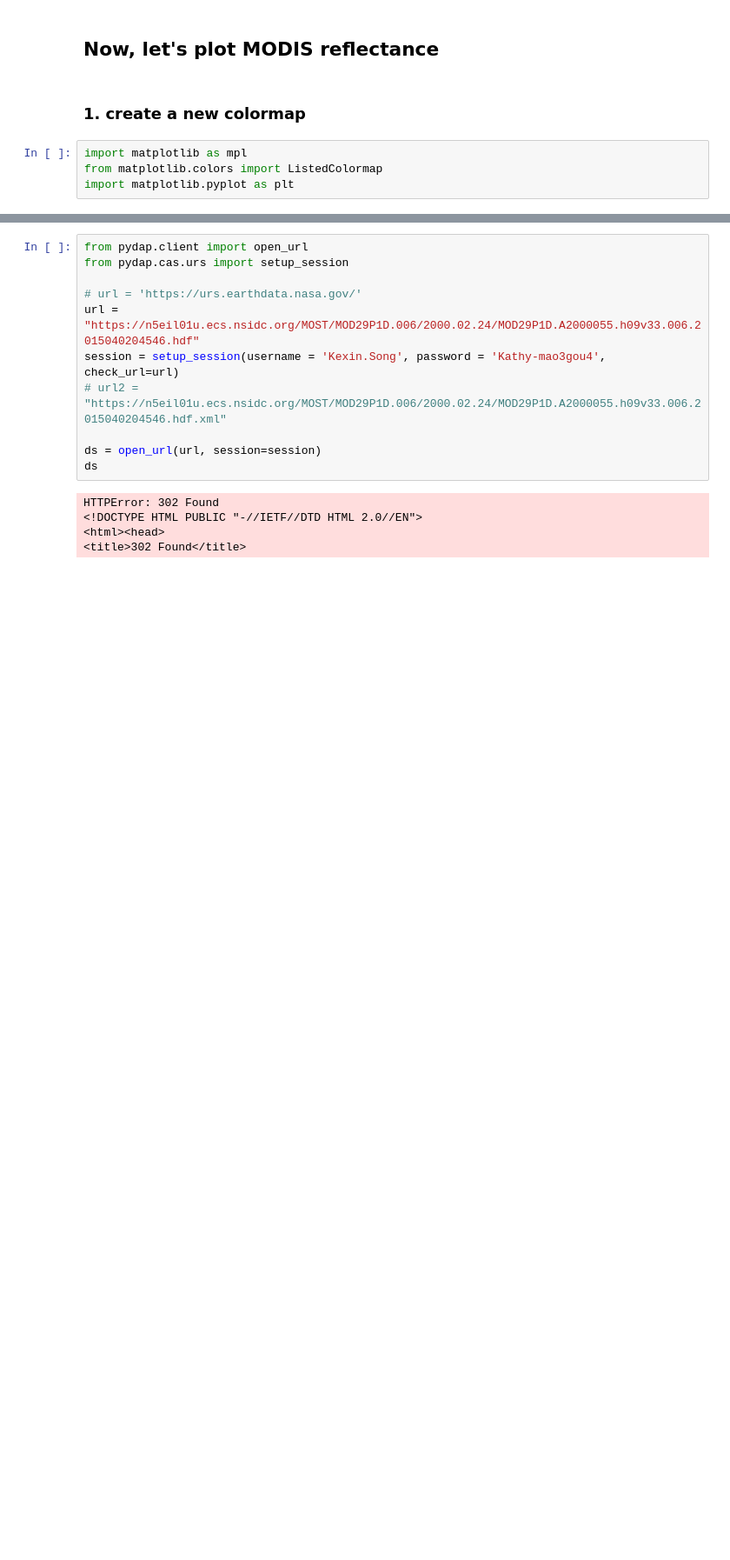
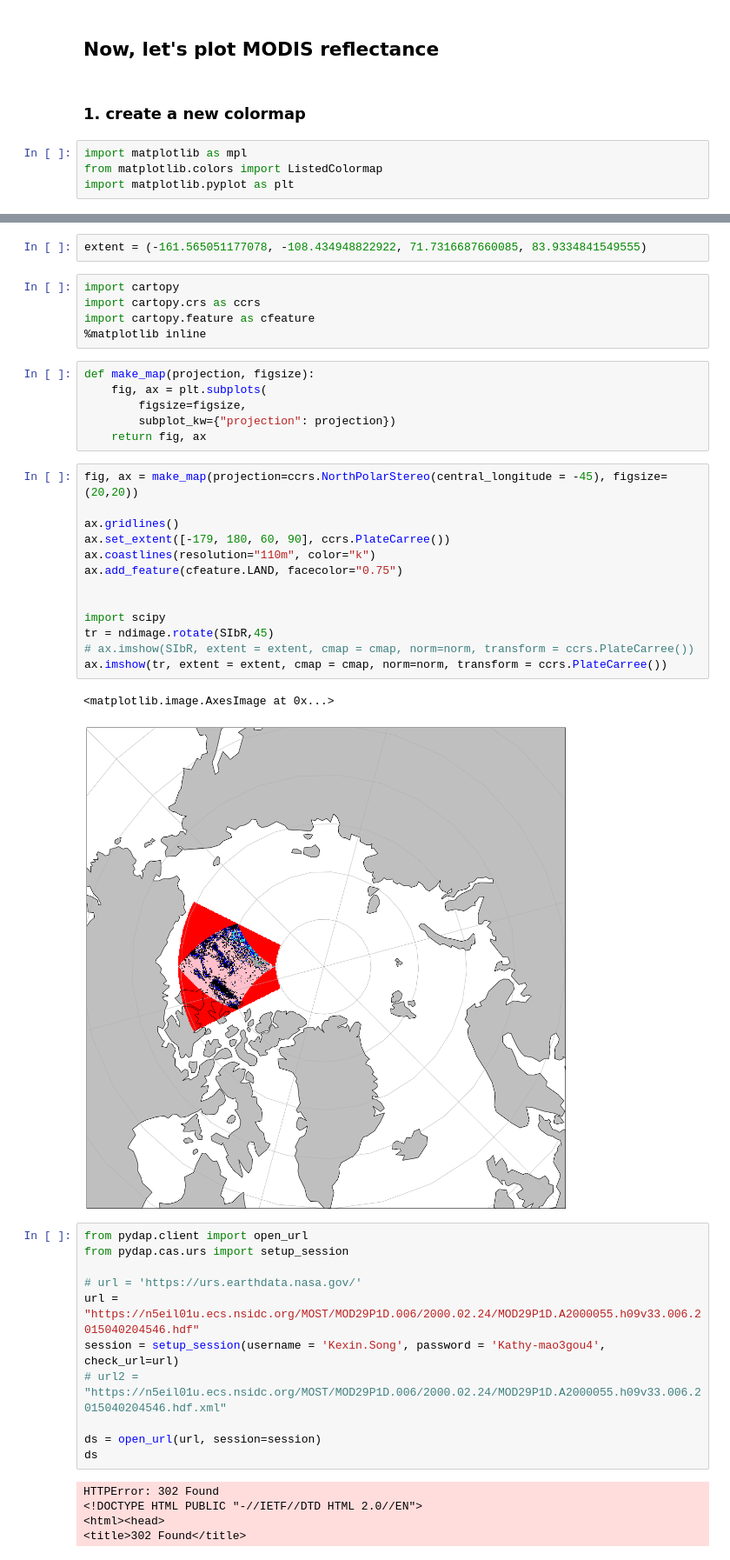
Before and after one commit to kathy9980/Colocate-MODIS-PMW-SIC, a Jupyter notebook: load_MODIS.ipynb, the cells around one changed output, grey strips where cells are left out. Shown at 87% size. Saved outputs shown, nothing was run; the diff lists cells and outputs as text; blank space fills up the shorter version.

```diff
--- a/load_MODIS.ipynb
+++ b/load_MODIS.ipynb
@@ -94,3 +144,32 @@ plt.show()
+# %%
+extent = (-161.565051177078, -108.434948822922, 71.7316687660085, 83.9334841549555)
+# %%
+import cartopy
+import cartopy.crs as ccrs
+import cartopy.feature as cfeature
+%matplotlib inline
+# %%
+def make_map(projection, figsize):
+    fig, ax = plt.subplots(
+        figsize=figsize,
+        subplot_kw={"projection": projection})
+    return fig, ax
+# %%
+fig, ax = make_map(projection=ccrs.NorthPolarStereo(central_longitude = -45), figsize=(20,20))
+
+ax.gridlines()
+ax.set_extent([-179, 180, 60, 90], ccrs.PlateCarree())
+ax.coastlines(resolution="110m", color="k")
+ax.add_feature(cfeature.LAND, facecolor="0.75")
+
+
+import scipy
+tr = ndimage.rotate(SIbR,45)
+# ax.imshow(SIbR, extent = extent, cmap = cmap, norm=norm, transform = ccrs.PlateCarree())
+ax.imshow(tr, extent = extent, cmap = cmap, norm=norm, transform = ccrs.PlateCarree())
+# %% [output]
+<matplotlib.image.AxesImage at 0x...>
+[figure, added]
 # %%
 from pydap.client import open_url
 from pydap.cas.urs import setup_session
```
Also changed, not shown: parts of 11 cells of this notebook, 3 other files.
